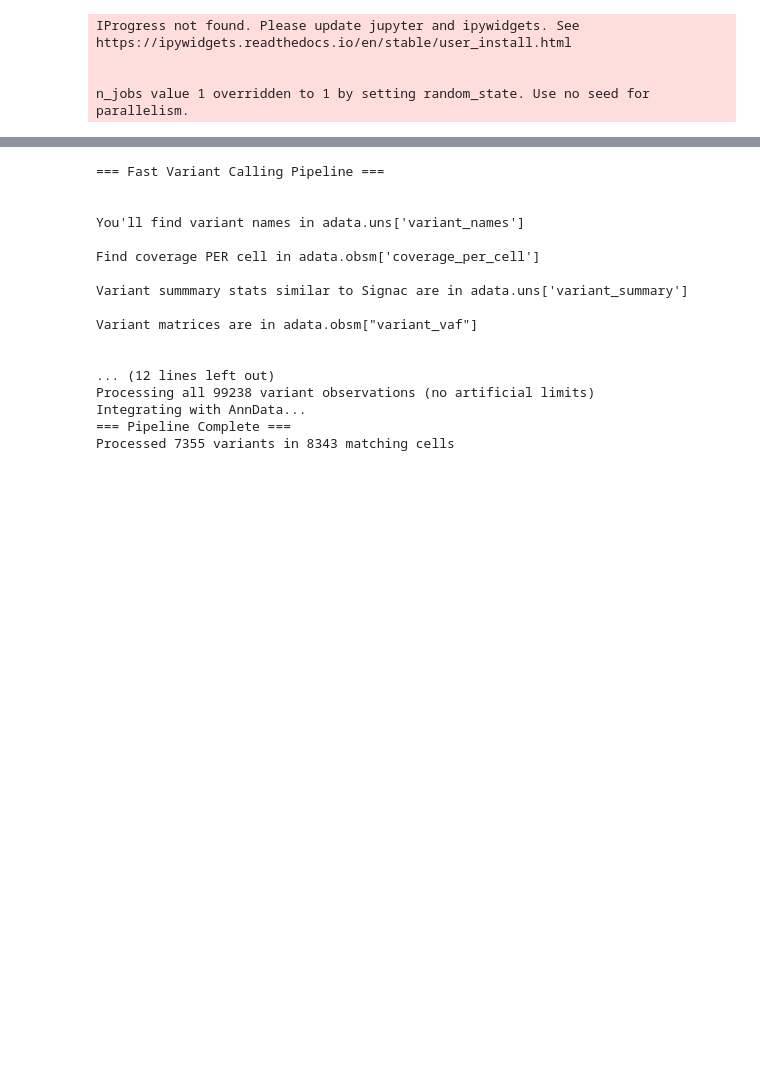
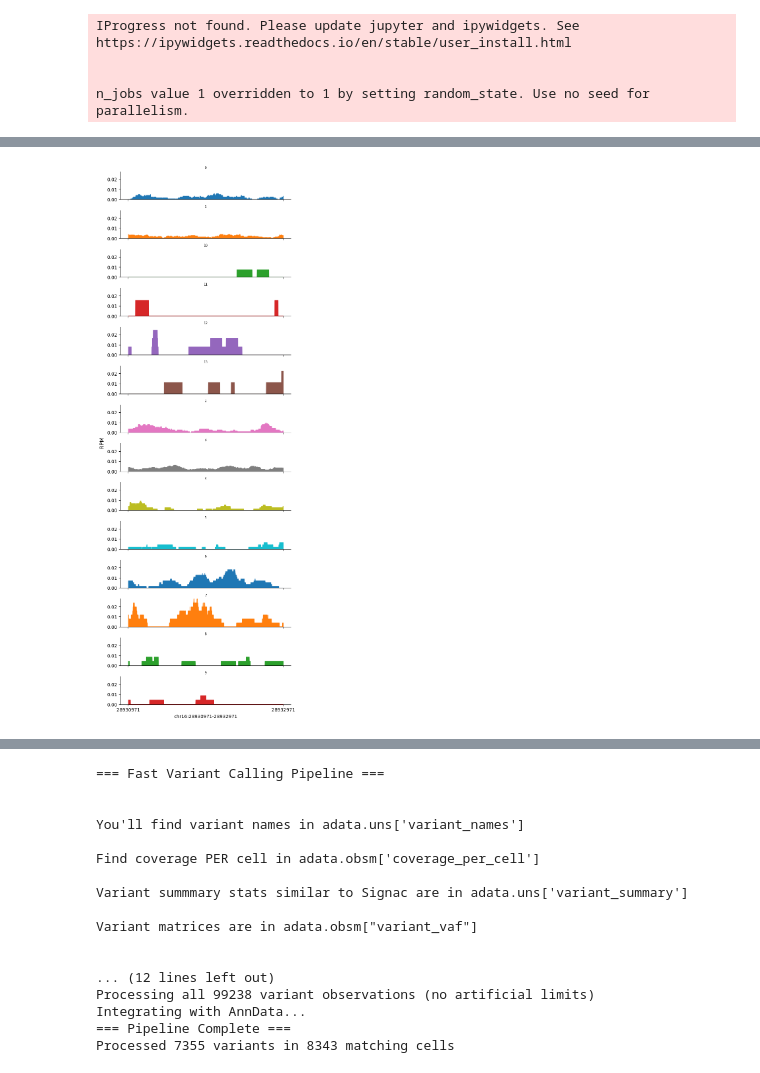
Before and after one commit to elliotwilliams150-sys/mtDNA_analysis, a Jupyter notebook: P002_mtscATAC-seq/MitoDriftMaster/PBMC_SurgicalLC.ipynb, the cells around one changed output, grey strips where cells are left out. Drawn from its saved outputs; the diff is of its cells as text; code cells hidden in the pictures; blank space fills up the shorter version.

```diff
--- a/P002_mtscATAC-seq/MitoDriftMaster/PBMC_SurgicalLC.ipynb
+++ b/P002_mtscATAC-seq/MitoDriftMaster/PBMC_SurgicalLC.ipynb
@@ -138,0 +160,4 @@ NameError: name 'data' is not defined
+# %%
+#Visualise accesibility of promoter regions of marker genes, below is plotted the coverage centered around the TSS of CD19, a B marker gene
+snap.pl.coverage(data, region='chr16:28930971-28932971', groupby='leiden')
+# %% [output]
@@ -138,0 +166 @@ NameError: name 'data' is not defined
+[figure, added]
```
Also changed, not shown: parts of 22 cells of this notebook, 2 other files.
